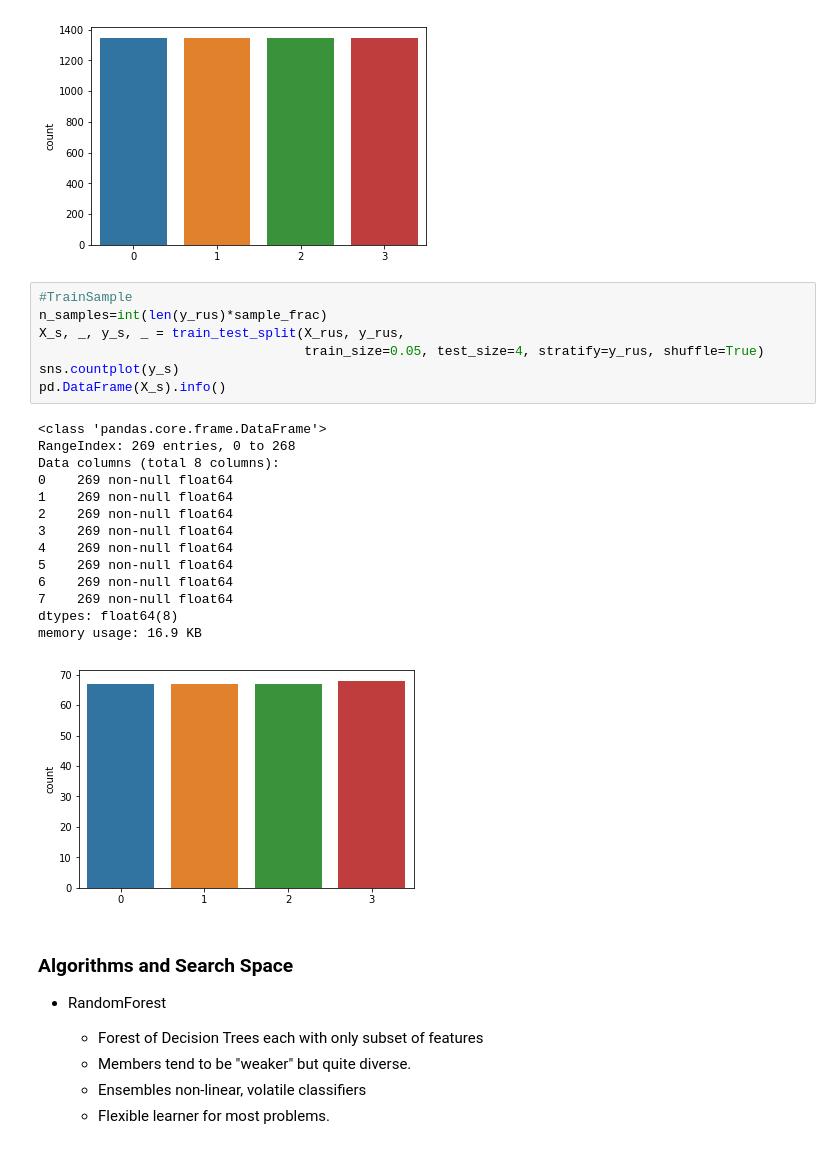
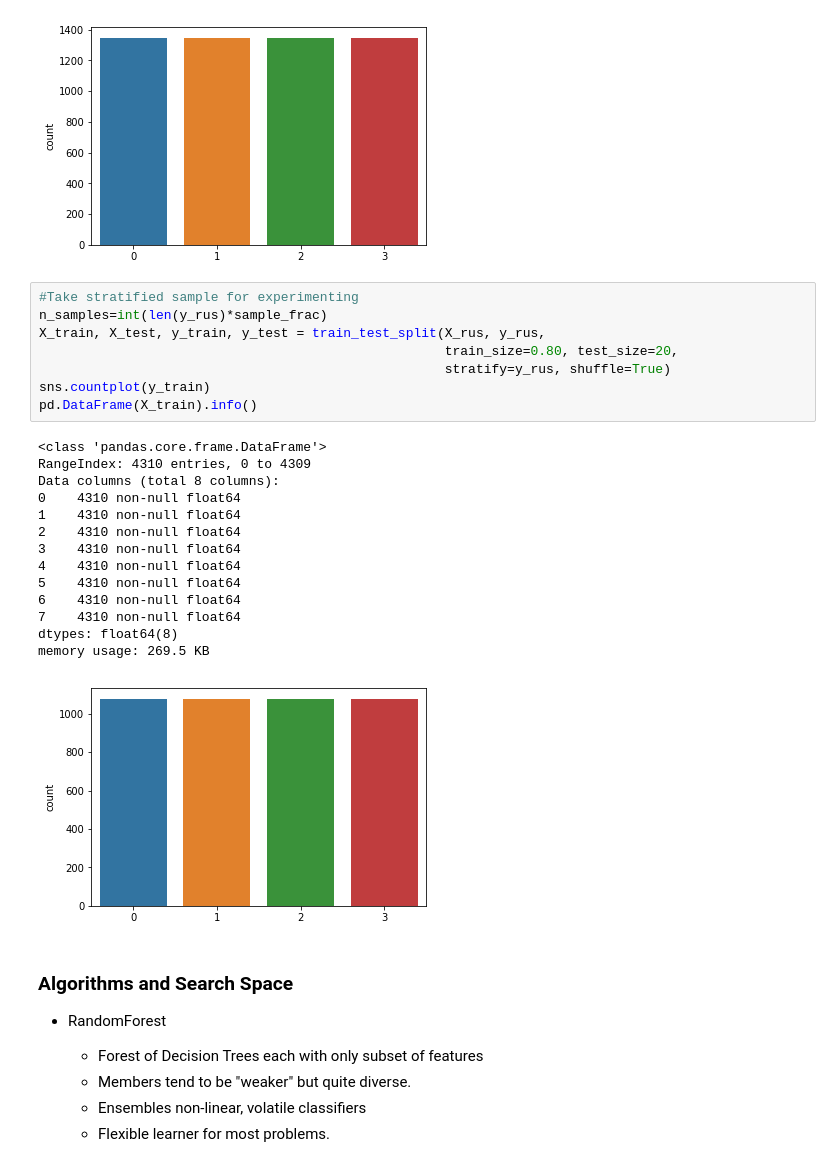
Before and after one commit to cojowy/lunar_lander, a Jupyter notebook: Task1.ipynb, the cells around one changed output. Saved outputs shown, nothing was run; the diff lists cells and outputs as text.

```diff
--- a/Task1.ipynb
+++ b/Task1.ipynb
@@ -137,27 +149,28 @@ dtypes: float64(8)
 memory usage: 336.8 KB
 [figure]
 # %%
-#TrainSample
+#Take stratified sample for experimenting
 n_samples=int(len(y_rus)*sample_frac)
-X_s, _, y_s, _ = train_test_split(X_rus, y_rus,
-                                  train_size=0.05, test_size=4, stratify=y_rus, shuffle=True)
-sns.countplot(y_s)
-pd.DataFrame(X_s).info()
+X_train, X_test, y_train, y_test = train_test_split(X_rus, y_rus,
+                                                    train_size=0.80, test_size=20,
+                                                    stratify=y_rus, shuffle=True)
+sns.countplot(y_train)
+pd.DataFrame(X_train).info()
 # %% [output]
 <class 'pandas.core.frame.DataFrame'>
-RangeIndex: 269 entries, 0 to 268
+RangeIndex: 4310 entries, 0 to 4309
 Data columns (total 8 columns):
-0    269 non-null float64
-1    269 non-null float64
-2    269 non-null float64
-3    269 non-null float64
-4    269 non-null float64
-5    269 non-null float64
-6    269 non-null float64
-7    269 non-null float64
+0    4310 non-null float64
+1    4310 non-null float64
+2    4310 non-null float64
+3    4310 non-null float64
+4    4310 non-null float64
+5    4310 non-null float64
+6    4310 non-null float64
+7    4310 non-null float64
 dtypes: float64(8)
-memory usage: 16.9 KB
+memory usage: 269.5 KB
-[figure, old version]
+[figure, new version]
 # %% [markdown]
 ### Algorithms and Search Space
 - RandomForest
```
Also changed, not shown: parts of 21 cells of this notebook.
